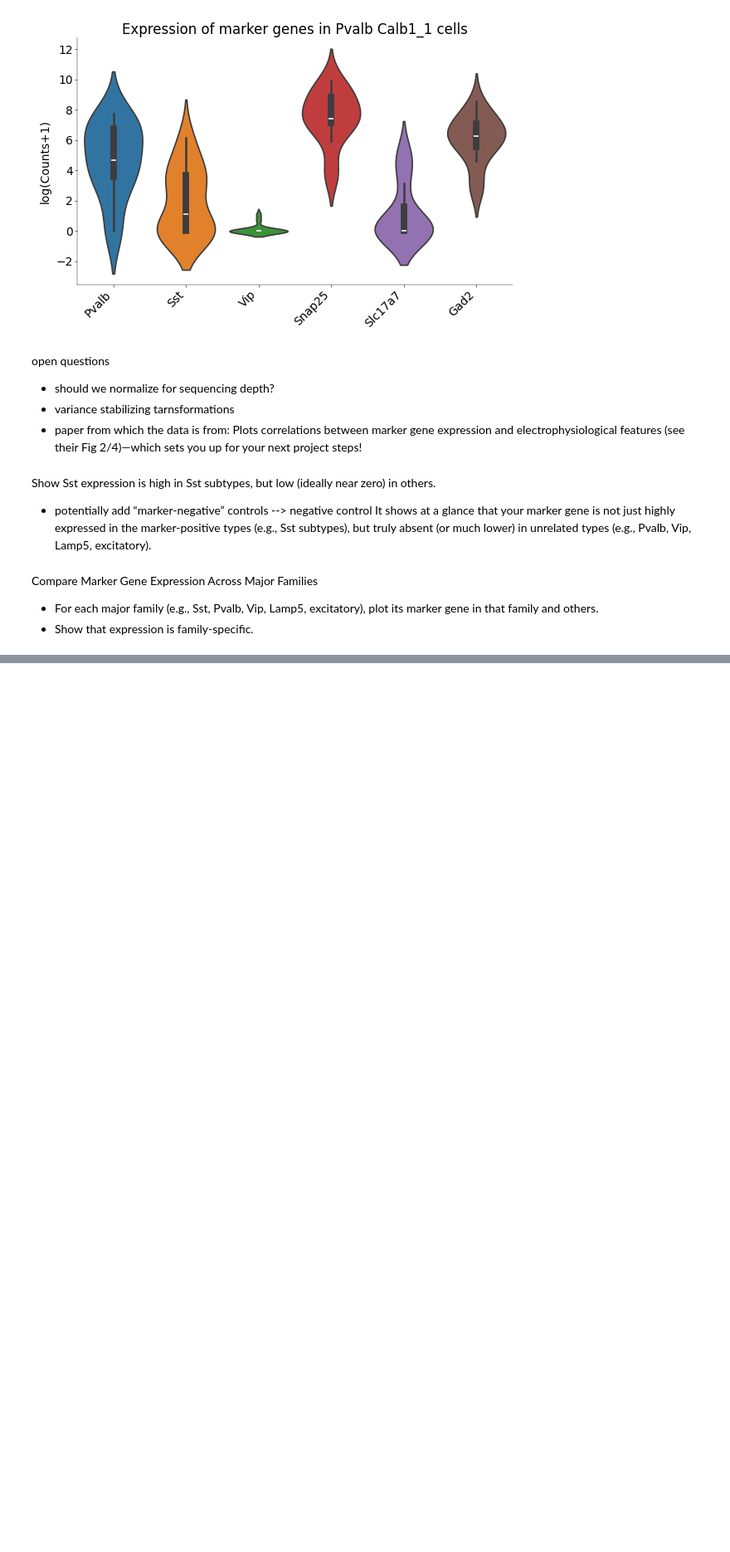
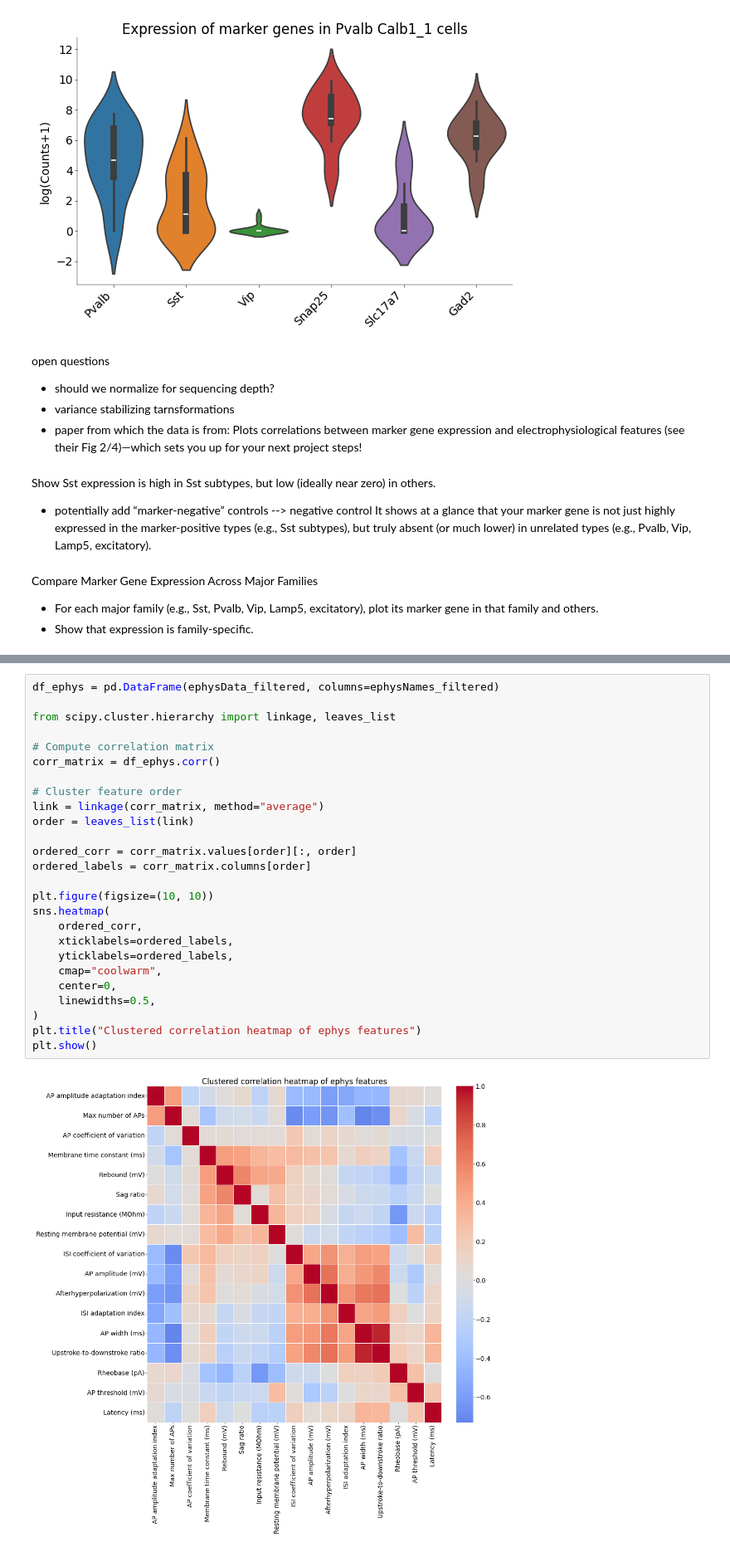
Before and after one commit to flobu98/neural_data_science, a Jupyter notebook: practical03.ipynb, the cells around one changed output, grey strips where cells are left out. Shown at 83% size. Drawn from its saved outputs; the diff is of its cells as text; blank space fills up the shorter version.

```diff
--- a/practical03.ipynb
+++ b/practical03.ipynb
@@ -614,0 +778,28 @@ Passing `palette` without assigning `hue` is deprecated and will be removed in v
+# %%
+df_ephys = pd.DataFrame(ephysData_filtered, columns=ephysNames_filtered)
+
+from scipy.cluster.hierarchy import linkage, leaves_list
+
+# Compute correlation matrix
+corr_matrix = df_ephys.corr()
+
+# Cluster feature order
+link = linkage(corr_matrix, method="average")
+order = leaves_list(link)
+
+ordered_corr = corr_matrix.values[order][:, order]
+ordered_labels = corr_matrix.columns[order]
+
+plt.figure(figsize=(10, 10))
+sns.heatmap(
+    ordered_corr,
+    xticklabels=ordered_labels,
+    yticklabels=ordered_labels,
+    cmap="coolwarm",
+    center=0,
+    linewidths=0.5,
+)
+plt.title("Clustered correlation heatmap of ephys features")
+plt.show()
+# %% [output]
+[figure, added]
```
Also changed, not shown: parts of 45 cells of this notebook.
